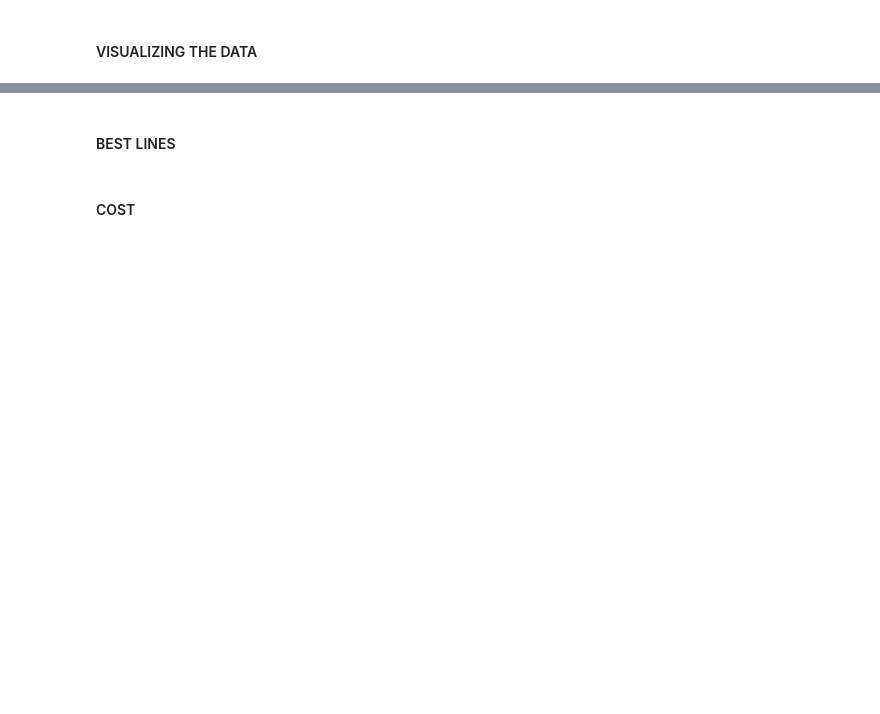
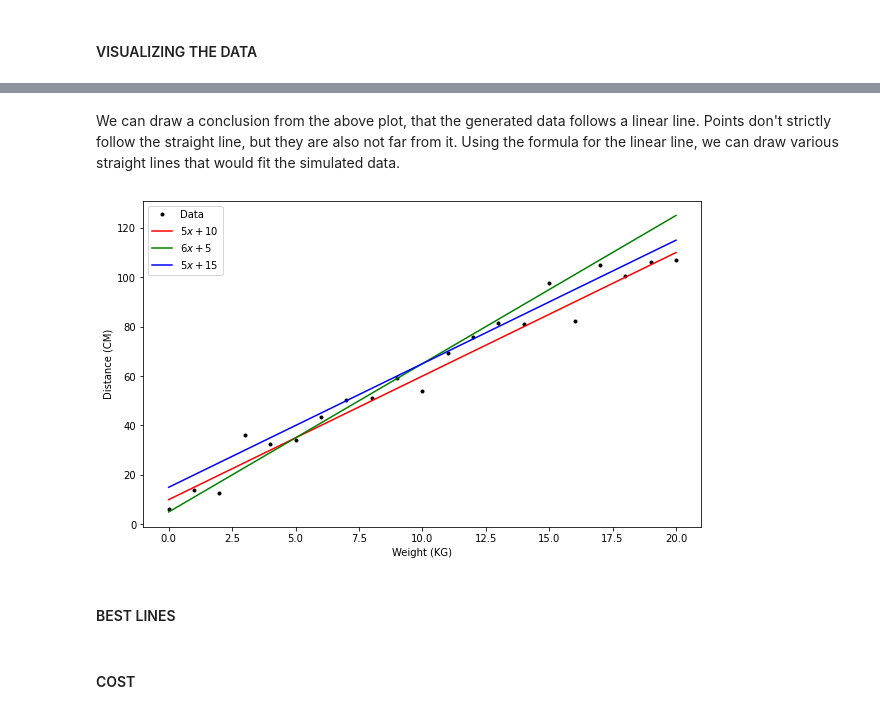
Before and after one commit to AnteDujic/MLS---Assesment, a Jupyter notebook: Practicals/02-models.ipynb, the cells around one changed output, grey strips where cells are left out. Cells and saved outputs as stored; diff of their text form; code cells hidden in the pictures; blank space fills up the shorter version.

```diff
--- a/Practicals/02-models.ipynb
+++ b/Practicals/02-models.ipynb
@@ -57,3 +95,26 @@ Statistical method to create a linear model is linear regression. [4] Linear Reg
+# %% [markdown]
+We can draw a conclusion from the above plot, that the generated data follows a linear line. Points don't strictly follow the straight line, but they are also not far from it. Using the formula for the linear line, we can draw various straight lines that would fit the simulated data.
+# %%
+# Plot w versus d with black dots.
+plt.plot(x, y, 'k.', label="Data")
+
+# Overlay some lines on the plot.
+a = np.arange(0.0, 21.0, 1.0)
+plt.plot(x, 5.0 * x + 10.0, 'r-', label=r"$5x + 10$")
+plt.plot(x, 6.0 * x +  5.0, 'g-', label=r"$6x +  5$")
+plt.plot(x, 5.0 * x + 15.0, 'b-', label=r"$5x + 15$")
+
+# Add a legend.
+plt.legend()
+
+# Add axis labels.
+plt.xlabel('Weight (KG)')
+plt.ylabel('Distance (CM)')
+
+# Show the plot.
+plt.show()
+# %% [output]
+[figure, added]
 # %% [markdown]
 #### BEST LINES
 # %% [markdown]
```
Also changed, not shown: parts of 11 cells of this notebook.
